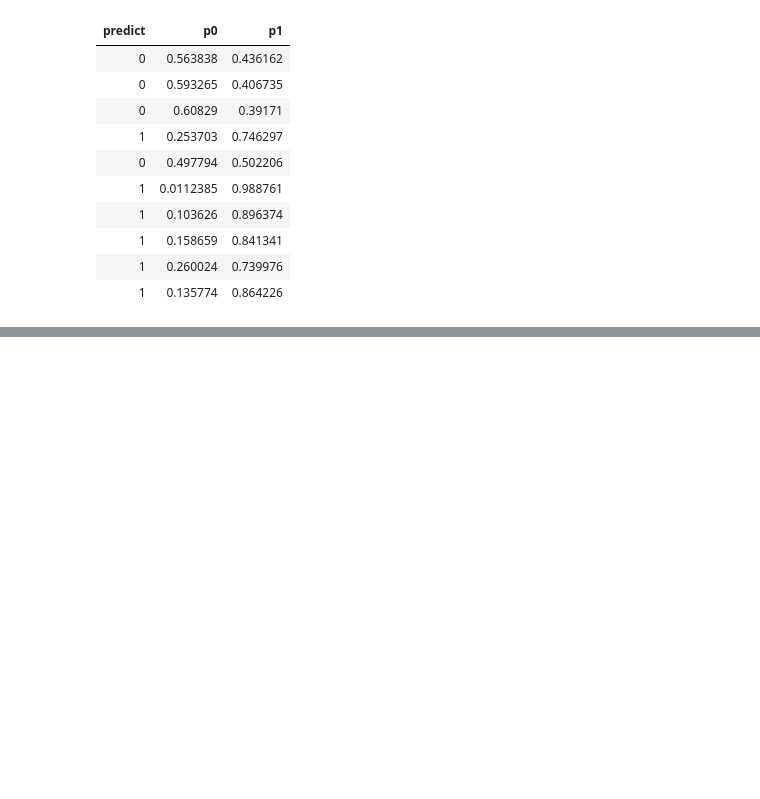
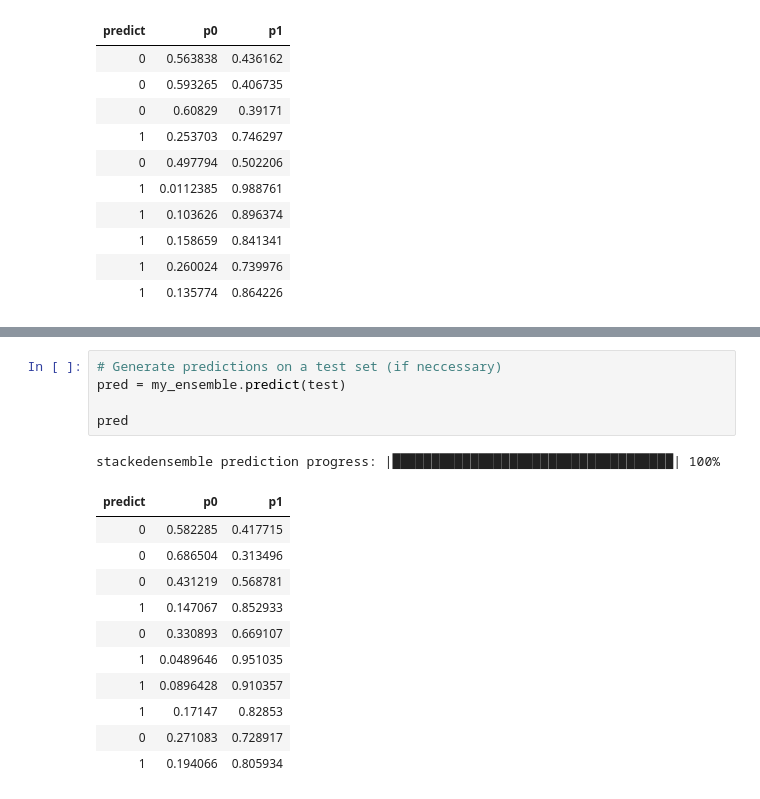
Before and after one commit to abhi18av/LJMU_Masters_Dissertation, a Jupyter notebook: src/notebooks/mono_resistance_model_development_h2o.ipynb, the cells around one changed output, grey strips where cells are left out. Cells and saved outputs as stored; diff of their text form; blank space fills up the shorter version.

```diff
--- a/src/notebooks/mono_resistance_model_development_h2o.ipynb
+++ b/src/notebooks/mono_resistance_model_development_h2o.ipynb
@@ -622 +663,19 @@ stackedensemble Model Build progress: |█████████████
+# %%
+# Generate predictions on a test set (if neccessary)
+pred = my_ensemble.predict(test)
+
+pred
+# %% [output]
+stackedensemble prediction progress: |████████████████████████████████████| 100%
+| predict | p0 | p1 |
+| 0 | 0.582285 | 0.417715 |
+| 0 | 0.686504 | 0.313496 |
+| 0 | 0.431219 | 0.568781 |
+| 1 | 0.147067 | 0.852933 |
+| 0 | 0.330893 | 0.669107 |
+| 1 | 0.0489646 | 0.951035 |
+| 1 | 0.0896428 | 0.910357 |
+| 1 | 0.17147 | 0.82853 |
+| 0 | 0.271083 | 0.728917 |
+| 1 | 0.194066 | 0.805934 |
 # %%
```
Also changed, not shown: parts of 23 cells of this notebook, 5 other files.
